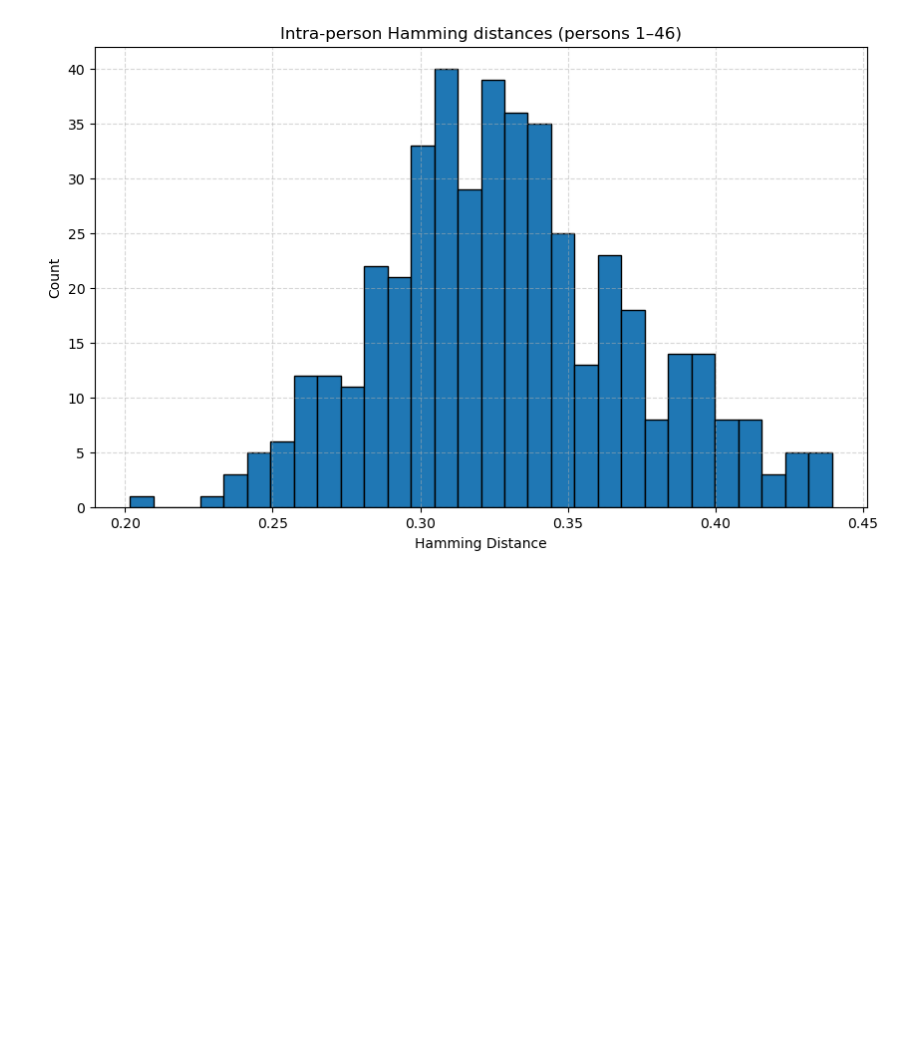
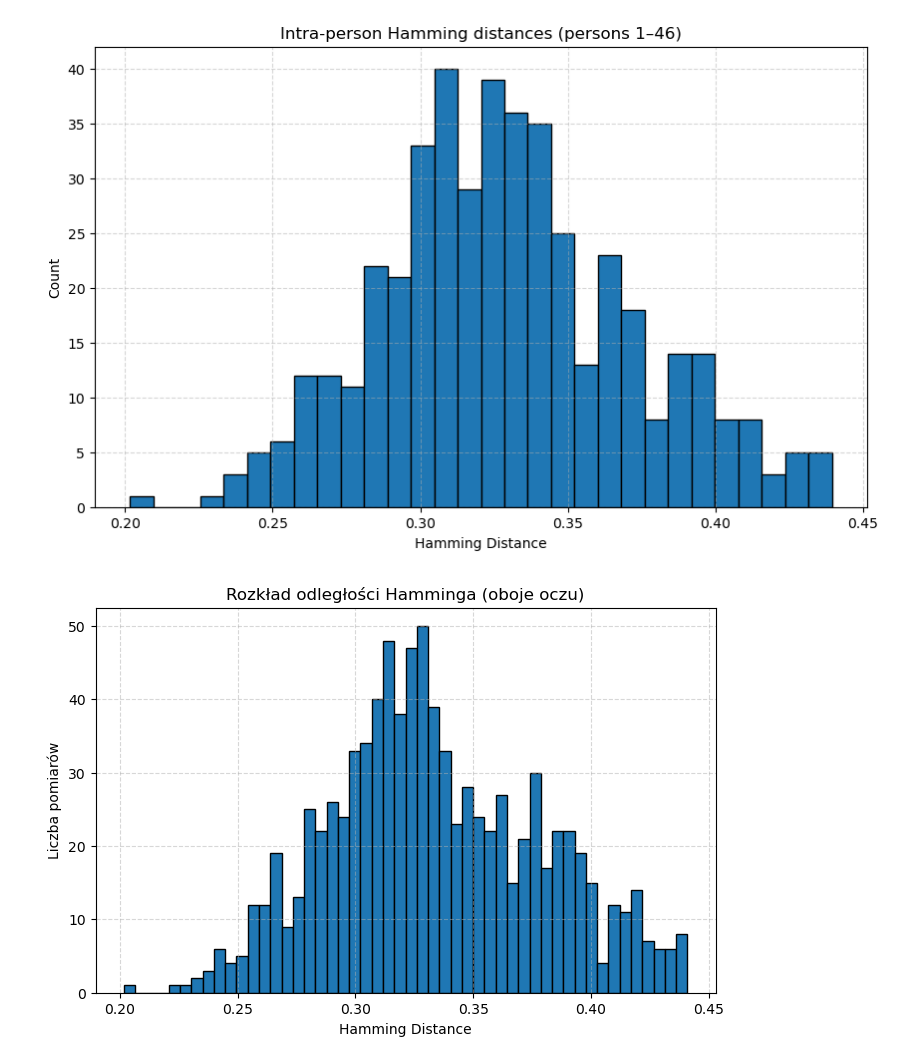
Before and after one commit to FilipLangiewicz/IrisPrediction, a Jupyter notebook: main.ipynb, the cells around one changed output. Cells and saved outputs as stored; diff of their text form; code cells hidden in the pictures; blank space fills up the shorter version.

```diff
--- a/main.ipynb
+++ b/main.ipynb
@@ -794,5 +754,5 @@ all_dist = compare_within_persons_range(
 # %%
-all_dist = compare_within_persons_range(
+right_dists = compare_within_persons_range(
     person_ids=list(range(1, 47)),
     eye="right",
     f_value=np.pi,
@@ -801,3 +761,16 @@ all_dist = compare_within_persons_range(
 )
 # %% [output]
 [figure]
+# %%
+all_dists = np.concatenate([left_dists, right_dists])
+
+# Narysuj histogram
+plt.figure(figsize=(8,5))
+plt.hist(all_dists, bins=50, edgecolor='black')
+plt.title("Rozkład odległości Hamminga (oboje oczu)")
+plt.xlabel("Hamming Distance")
+plt.ylabel("Liczba pomiarów")
+plt.grid(True, linestyle='--', alpha=0.5)
+plt.show()
+# %% [output]
+[figure, added]
```
Also changed, not shown: parts of 5 cells of this notebook.
